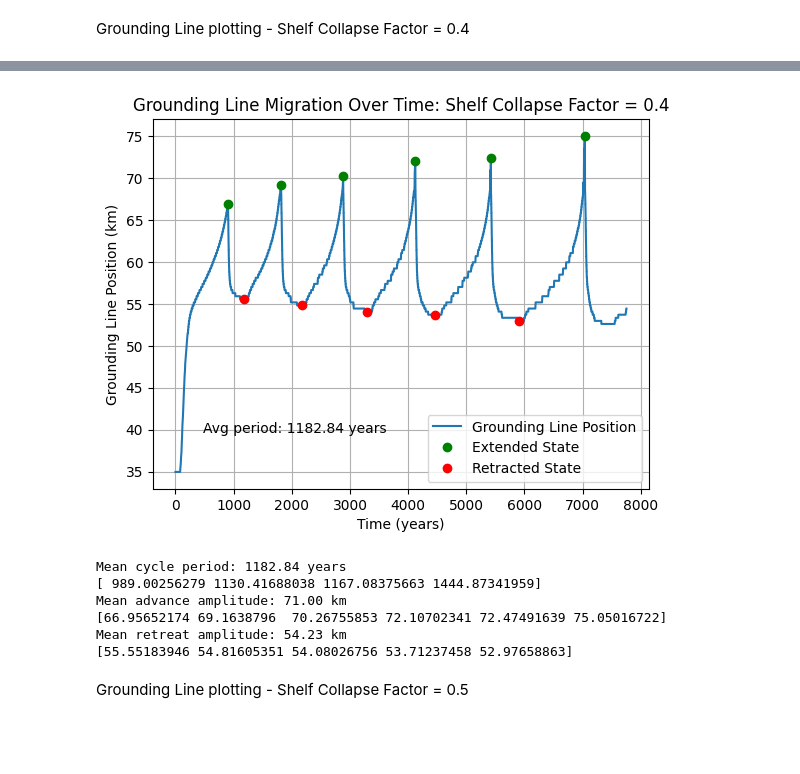
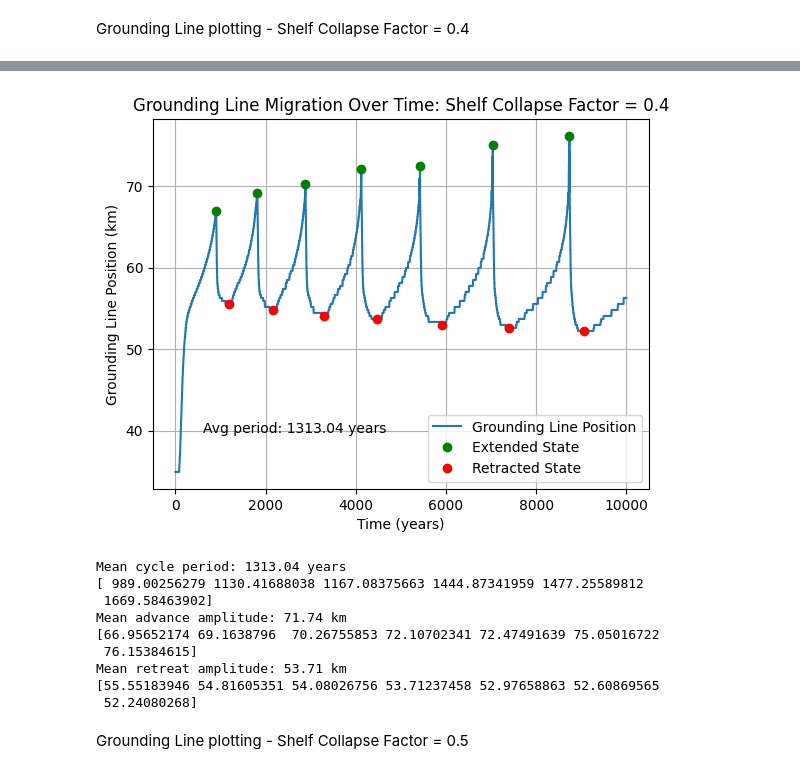
Before and after one commit to ktlix2ski/brinkmodeltest, a Jupyter notebook: Analysis/Calving_Tests.ipynb, the cells around one changed output, grey strips where cells are left out. Drawn from its saved outputs; the diff is of its cells as text; code cells hidden in the pictures; blank space fills up the shorter version.

```diff
--- a/Analysis/Calving_Tests.ipynb
+++ b/Analysis/Calving_Tests.ipynb
@@ -206,7 +214,7 @@ Mean retreat amplitude: 54.14 km
 Grounding Line plotting - Shelf Collapse Factor = 0.2
 # %%
 gl_run_title_scf_02= str("Grounding Line Evolution Over Time - SCF = 0.2")
-scf_02 = "/home/kayatroyer/Repositories/brinkmodeltest/Output/Variable_Dictionaries/DATA_Dictionary_2025_04_10__10_07_41.pkl.gz"
+scf_02 = "/media/kayatroyer/KayaDrive/Thesis/OfficialExperimentRuns/20kTests/scf_Tests/DATA_Dictionary_2025_04_28__12_56_24_SCF02.pkl.gz"
 with gzip.open(scf_02, 'rb') as f:
     DATA_dict_scf_02 = pickle.load(f)
 # %%
@@ -296,7 +307,7 @@ Mean retreat amplitude: 54.16 km
 Grounding Line plotting - Shelf Collapse Factor = 0.3
 # %%
 gl_run_title_scf_03 = str("Grounding Line Evolution Over Time - SCF = 0.3")
-scf_03 = "/home/kayatroyer/Repositories/brinkmodeltest/Output/Variable_Dictionaries/DATA_Dictionary_2025_04_10__12_57_35.pkl.gz"
+scf_03 = "/media/kayatroyer/KayaDrive/Thesis/OfficialExperimentRuns/20kTests/scf_Tests/DATA_Dictionary_2025_04_28__18_13_07_SCF03.pkl.gz"
 with gzip.open(scf_03, 'rb') as f:
     DATA_dict_scf_03 = pickle.load(f)
 # %%
@@ -386,7 +400,7 @@ Mean retreat amplitude: 54.03 km
 Grounding Line plotting - Shelf Collapse Factor = 0.4
 # %%
 gl_run_title_scf_04 = str("Grounding Line Evolution Over Time - SCF = 0.4")
-scf_04 = "/home/kayatroyer/Repositories/brinkmodeltest/Output/Variable_Dictionaries/DATA_Dictionary_2025_04_10__14_17_35.pkl.gz"
+scf_04 = "/media/kayatroyer/KayaDrive/Thesis/OfficialExperimentRuns/20kTests/scf_Tests/DATA_Dictionary_2025_04_28__21_01_11_SCF04.pkl.gz"
 with gzip.open(scf_04, 'rb') as f:
     DATA_dict_scf_04 = pickle.load(f)
 # %%
@@ -434,41 +448,47 @@ for row in data_matrix:
 
 gl_positions_scf_04 = np.array(gl_positions_scf_04)
 GL_km_scf_04 = mesh_index_to_km(gl_positions_scf_04)
+mask = np.array(time) <= 10000
+time = np.array(time)[mask]
+GL_km_scf_04 = GL_km_scf_04[mask]
 # %%
-peaks_scf04, _ = find_peaks(GL_km_scf_04, prominence=5)
-troughs_scf04, _ = find_peaks(-GL_km_scf_04, prominence=5)
+peaks_scf04, _ = find_peaks(GL_km_scf_04, prominence=6)
+troughs_scf04, _ = find_peaks(-GL_km_scf_04, prominence=4, distance =100)
 periods_scf04 = np.diff(np.array(time)[troughs_scf04])
 adv_dists_scf04 = GL_km_scf_04[peaks_scf04]
 ret_dists_scf04 = GL_km_scf_04[troughs_scf04]
 
 
 plt.plot(time, GL_km_scf_04, label='Grounding Line Position')
 plt.plot(np.array(time)[peaks_scf04], GL_km_scf_04[peaks_scf04], 'go', label='Extended State')
 plt.plot(np.array(time)[troughs_scf04], GL_km_scf_04[troughs_scf04], 'ro', label='Retracted State')
 plt.text(0.1, 0.15, f'Avg period: {np.mean(periods_scf04):.2f} years', transform=plt.gca().transAxes)
 plt.legend()
 plt.xlabel("Time (years)")
 plt.ylabel("Grounding Line Position (km)")
 plt.title("Grounding Line Migration Over Time: Shelf Collapse Factor = 0.4")
 plt.grid()
 plt.show()
 
 print(f"Mean cycle period: {np.mean(periods_scf04):.2f} years")
 print(periods_scf04)
 
 print(f"Mean advance amplitude: {np.mean(adv_dists_scf04):.2f} km")
 print(adv_dists_scf04)
 
 print(f"Mean retreat amplitude: {np.mean(ret_dists_scf04):.2f} km")
 print(ret_dists_scf04)
 # %% [output]
-[figure, old version]
+[figure, new version]
-Mean cycle period: 1182.84 years
-[ 989.00256279 1130.41688038 1167.08375663 1444.87341959]
-Mean advance amplitude: 71.00 km
-[66.95652174 69.1638796  70.26755853 72.10702341 72.47491639 75.05016722]
-Mean retreat amplitude: 54.23 km
-[55.55183946 54.81605351 54.08026756 53.71237458 52.97658863]
+Mean cycle period: 1313.04 years
+[ 989.00256279 1130.41688038 1167.08375663 1444.87341959 1477.25589812
+ 1669.58463902]
+Mean advance amplitude: 71.74 km
+[66.95652174 69.1638796  70.26755853 72.10702341 72.47491639 75.05016722
+ 76.15384615]
+Mean retreat amplitude: 53.71 km
+[55.55183946 54.81605351 54.08026756 53.71237458 52.97658863 52.60869565
+ 52.24080268]
 # %% [markdown]
 Grounding Line plotting - Shelf Collapse Factor = 0.5
 # %%
```
Also changed, not shown: parts of 38 cells of this notebook, 4 other files.
